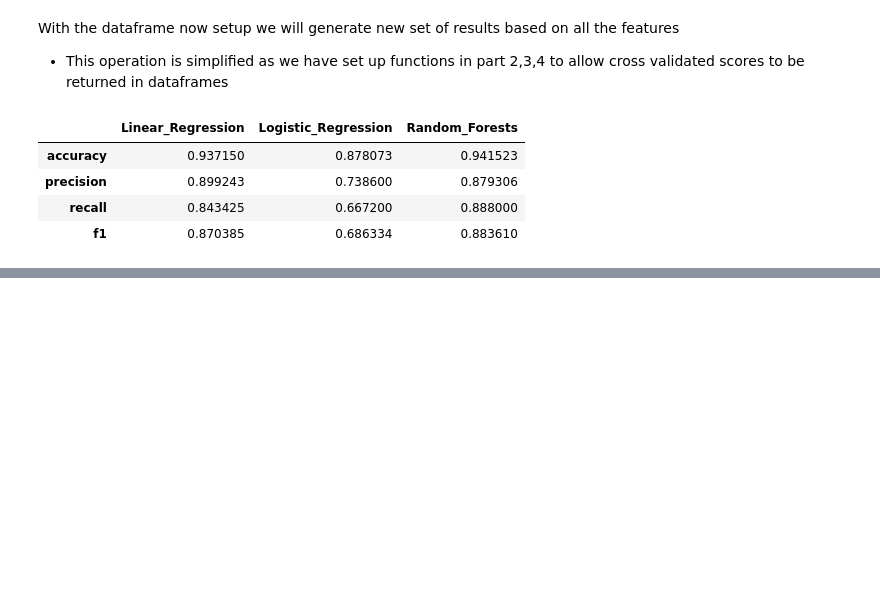
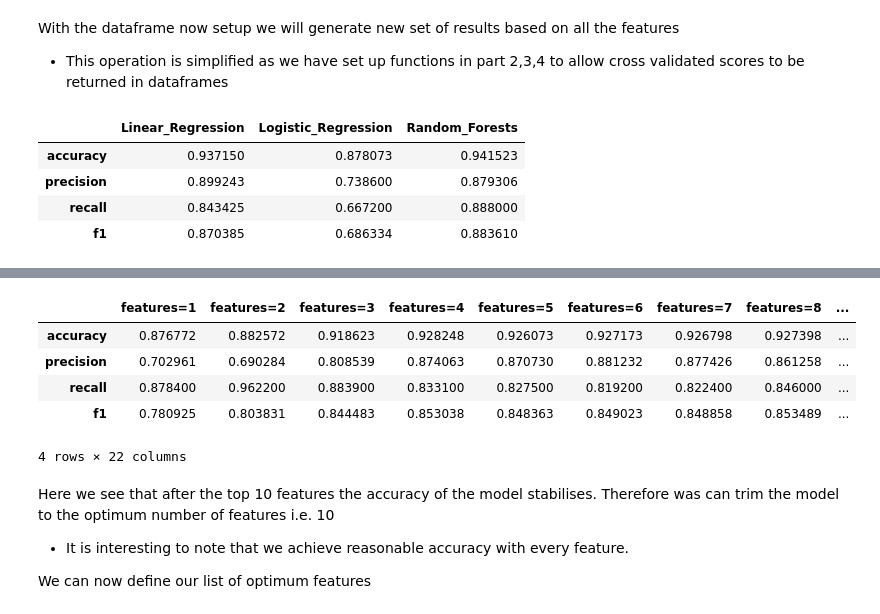
Before and after one commit to paul-od24/data_analytics_hw2, a Jupyter notebook: hw2 copy.ipynb, the cells around one changed output, grey strips where cells are left out. Cells and saved outputs as stored; diff of their text form; code cells hidden in the pictures; blank space fills up the shorter version.

```diff
--- a/hw2 copy.ipynb
+++ b/hw2 copy.ipynb
@@ -1978,0 +2078,14 @@ ResultsDF_allFeatures
+# %%
+# setup dataframe
+df_all = pd.get_dummies(df)
+y = df_all["death_yn"]
+X = df_all.drop(["death_yn"],1)
+X_train, X_test, y_train, y_test = train_test_split(X, y, random_state=1 , test_size=0.3)
+
+# Train RF with 100 trees
+rfc = RandomForestClassifier(n_estimators=100, max_features='auto', oob_score=True, random_state=1)
+rfc.fit(X_train, y_train)
+importance = pd.DataFrame({'feature': X_train.columns, 'importance':rfc.feature_importances_})
+importance.sort_values('importance', ascending=False, inplace=True)
+importance.set_index('feature',1, inplace=True)
+importance
@@ -1978,0 +2115,38 @@ ResultsDF_allFeatures
+# %%
+# set up empty list to store features
+list_features = []
+
+# set up empty dataframe to store results
+RandomForest_Features = pd.DataFrame()
+count=0
+
+# loop over 'importance' dataframe adding 1 feature per loop (will be the next most important feature)
+# each loop calculates the score for the current number of features in the list_features
+# Each loop appends result to RandomForest_Features dataframe
+for index, row in importance.iterrows():
+    # only calculate the top 22 features to keep runtime down
+    if count < 22:
+        list_features.append(index)
+        X = df_all[list_features]
+        df1 = cross_val_RandomForest_DF(X,y, depth=6)
+        df1.rename(columns={'Random_Forests':f'features={len(list_features)}'}, inplace=True)
+        RandomForest_Features = pd.concat([RandomForest_Features, df1], axis=1)
+        count+=1
+    else:
+        break
+
+# to display all columns
+#pd.set_option('display.max_columns', 40)
+RandomForest_Features
+# %% [output]
+|  | features=1 | features=2 | features=3 | features=4 | features=5 | features=6 | features=7 | features=8 | ... |
+| accuracy | 0.876772 | 0.882572 | 0.918623 | 0.928248 | 0.926073 | 0.927173 | 0.926798 | 0.927398 | ... |
+| precision | 0.702961 | 0.690284 | 0.808539 | 0.874063 | 0.870730 | 0.881232 | 0.877426 | 0.861258 | ... |
+| recall | 0.878400 | 0.962200 | 0.883900 | 0.833100 | 0.827500 | 0.819200 | 0.822400 | 0.846000 | ... |
+| f1 | 0.780925 | 0.803831 | 0.844483 | 0.853038 | 0.848363 | 0.849023 | 0.848858 | 0.853489 | ... |
+4 rows × 22 columns
+# %% [markdown]
+Here we see that after the top 10 features the accuracy of the model stabilises. Therefore was can trim the model to the optimum number of features i.e. 10
+- It is interesting to note that we achieve reasonable accuracy with every feature.
+
+We can now define our list of optimum features
```
Also changed, not shown: parts of 23 cells of this notebook.
